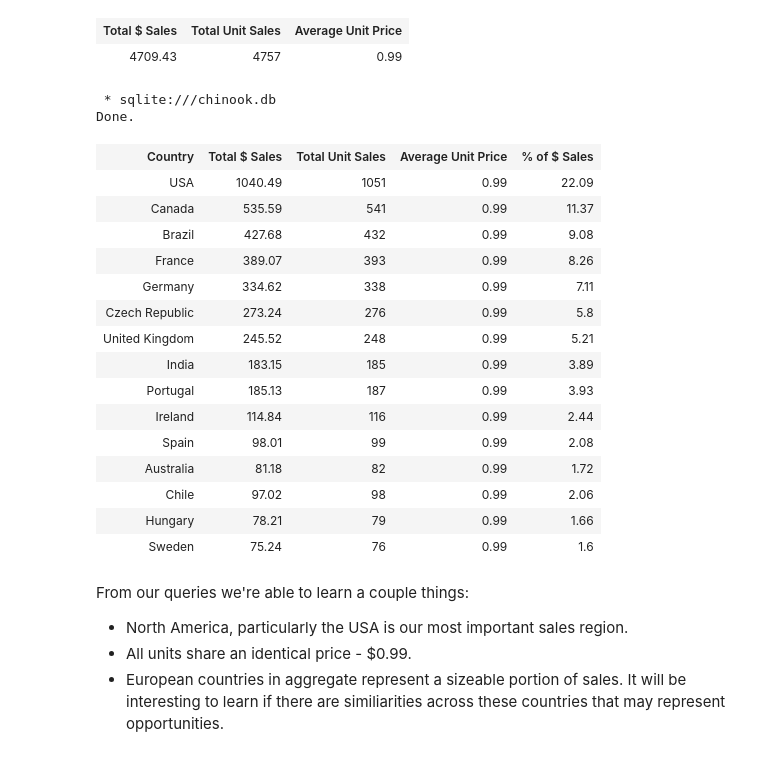
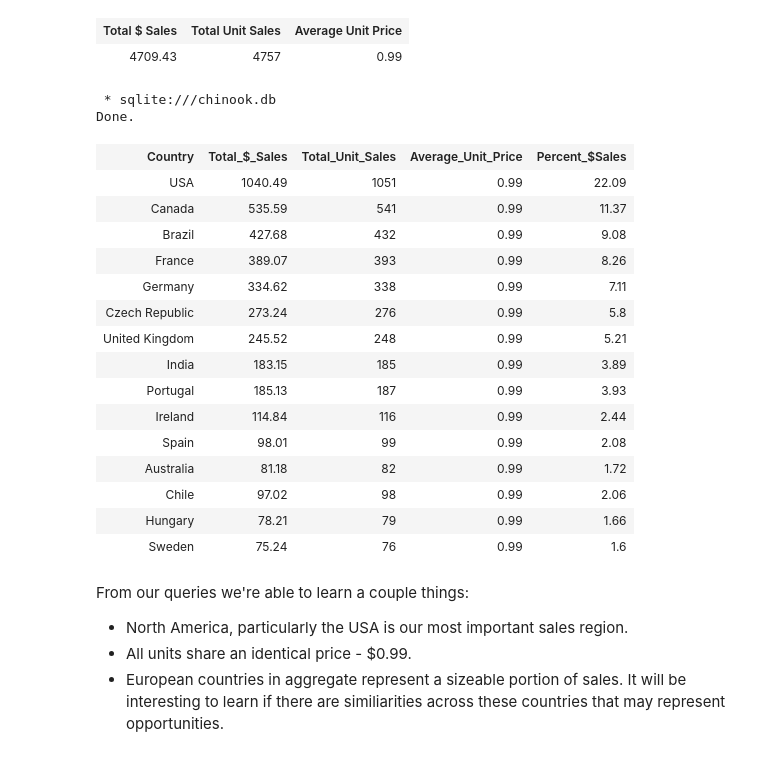
Before and after one commit to seanpoter/Chinook_Sales_Analysis, a Jupyter notebook: Chinook Store Analysis.ipynb, the cells around one changed output. Cells and saved outputs as stored; diff of their text form; code cells hidden in the pictures.

```diff
--- a/Chinook Store Analysis.ipynb
+++ b/Chinook Store Analysis.ipynb
@@ -72,27 +72,27 @@ Done.
 # %%
 %%sql
 
 -- Join various tables to get a view of similar metrics by country
 -- Embed subquery for % of total calculation
 
 SELECT cs.country Country,
-    ROUND(SUM(il.unit_price),2) AS 'Total $ Sales',
-    COUNT(il.track_id) AS 'Total Unit Sales',
-    ROUND(AVG(il.unit_price),2) AS 'Average Unit Price',
+    ROUND(SUM(il.unit_price),2) AS 'Total_$_Sales',
+    COUNT(il.track_id) AS 'Total_Unit_Sales',
+    ROUND(AVG(il.unit_price),2) AS 'Average_Unit_Price',
      (
         ROUND(SUM(il.unit_price) / (SELECT SUM(total) FROM invoice)*100,2)
-     ) AS "% of $ Sales"
+     ) AS "Percent_$Sales"
 
 FROM invoice inv
 LEFT JOIN customer cs ON cs.customer_id = inv.customer_id
 LEFT JOIN invoice_line il ON il.invoice_id = inv.invoice_id
 GROUP BY cs.country
 ORDER BY SUM(inv.total) DESC
 LIMIT 15;
 # %% [output]
  * sqlite:///chinook.db
 Done.
-| Country | Total $ Sales | Total Unit Sales | Average Unit Price | % of $ Sales |
+| Country | Total_$_Sales | Total_Unit_Sales | Average_Unit_Price | Percent_$Sales |
 | USA | 1040.49 | 1051 | 0.99 | 22.09 |
 | Canada | 535.59 | 541 | 0.99 | 11.37 |
 | Brazil | 427.68 | 432 | 0.99 | 9.08 |
```
